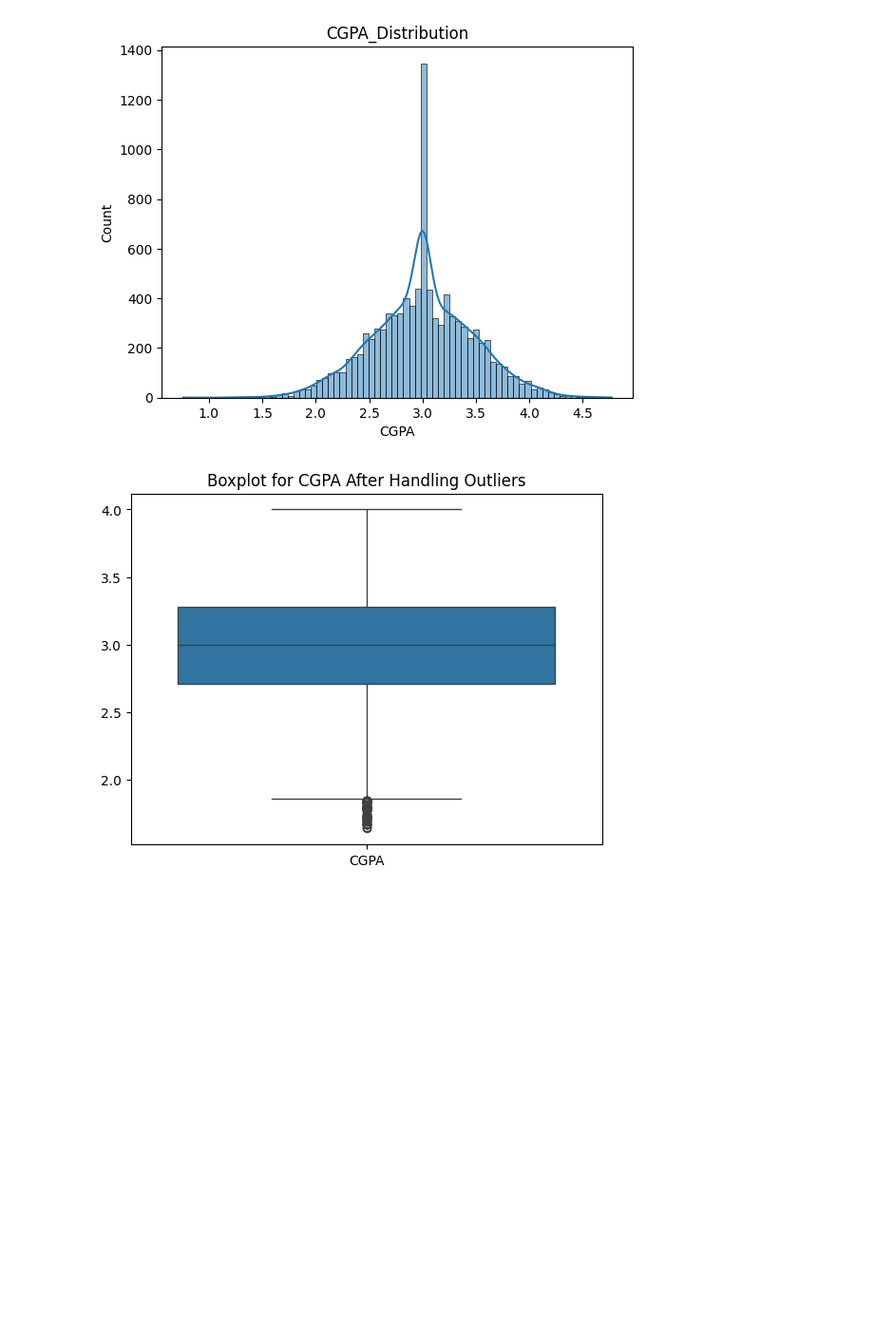
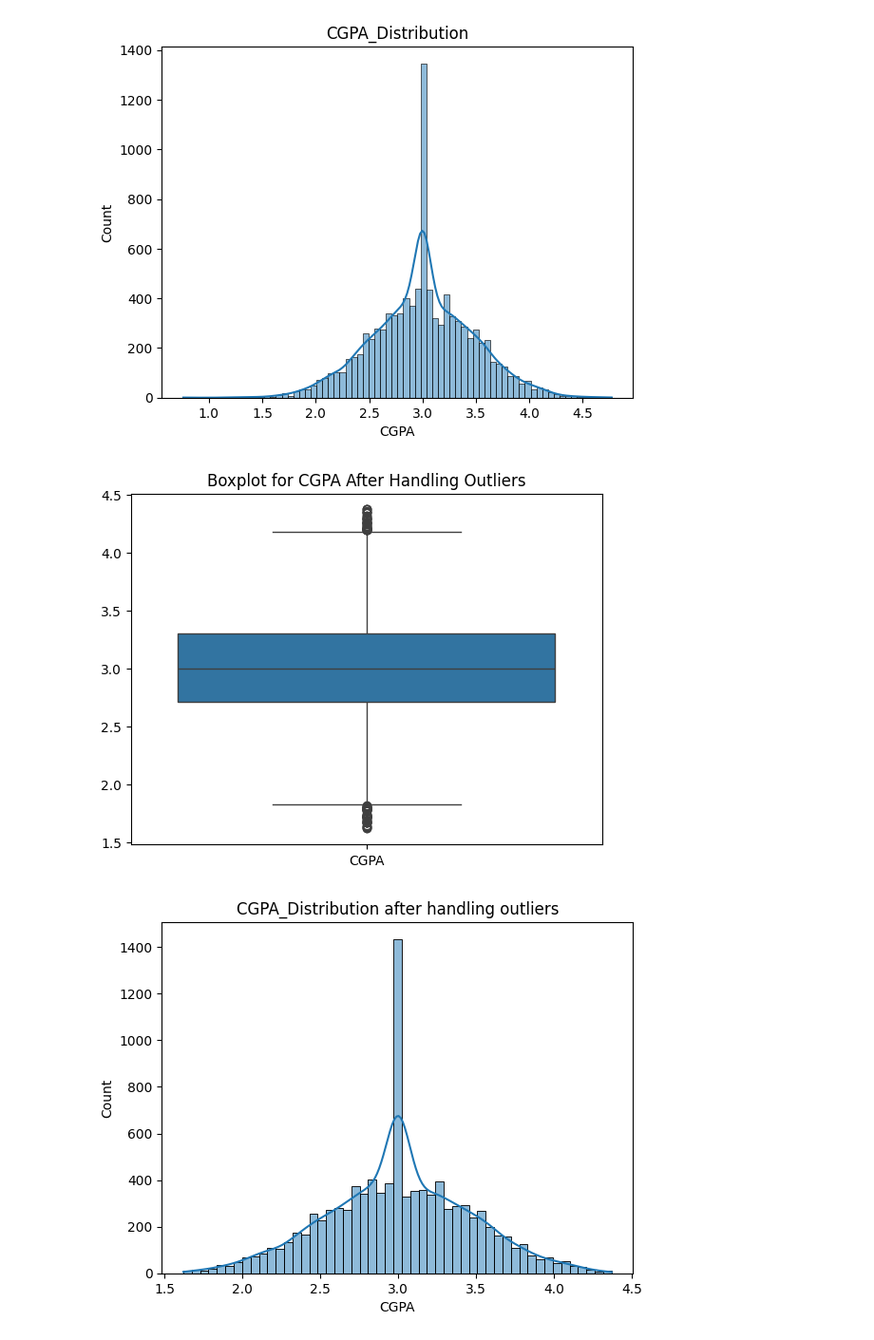
Before and after one commit to Dipto1971/Statistical-Analysis-Data-Science, a Jupyter notebook: Assignment/Assignment_01.ipynb, the cells around one changed output. Shown at 95% size. Drawn from its saved outputs; the diff is of its cells as text; code cells hidden in the pictures; blank space fills up the shorter version.

```diff
--- a/Assignment/Assignment_01.ipynb
+++ b/Assignment/Assignment_01.ipynb
@@ -184,20 +194,26 @@ plt.show()
 # %%
 # Handling CGPA outliers based on Z-Scores
 from scipy import stats
 import numpy as np
 
-# Remove CGPAs above 4
-df = df[df['CGPA'] <= 4]
+# Firstly, Remove CGPAs above 4
+# df = df[df['CGPA'] <= 4]
 
 # Calculate Z-Scores and remove z-score value >3
 z_scores = np.abs(stats.zscore(df['CGPA']))
 df = df[(z_scores < 3)]
 
 sns.boxplot(data=df[['CGPA']])
 plt.title('Boxplot for CGPA After Handling Outliers')
 plt.show()
+
+# Histogram for CGPA after Handling Outliers
+sns.histplot(df['CGPA'], kde=True)
+plt.title('CGPA_Distribution after handling outliers')
+plt.show()
 # %% [output]
-[figure, old version]
+[figure, new version]
+[figure, added]
 # %%
 # Pivot table to summarize average CGPA by Department and Year of Study
 pivot_table = df.pivot_table(values='CGPA', index='Department', columns='Year_of_Study', aggfunc='mean')
```
Also changed, not shown: parts of 8 cells of this notebook.
